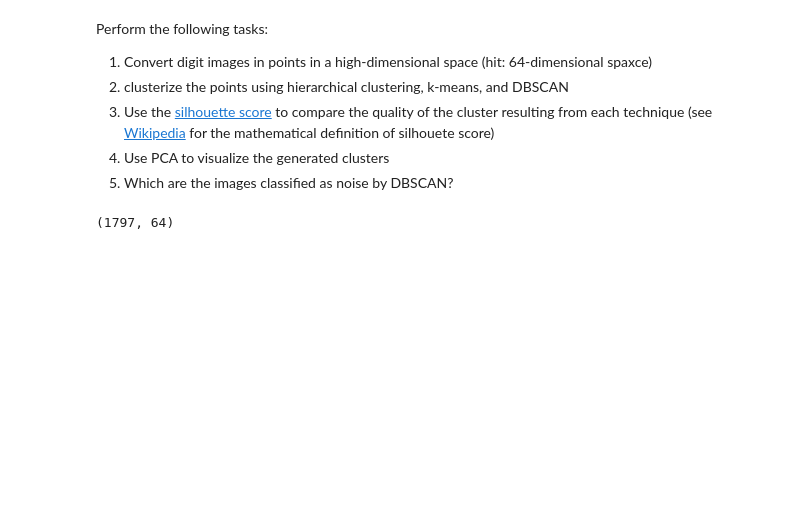
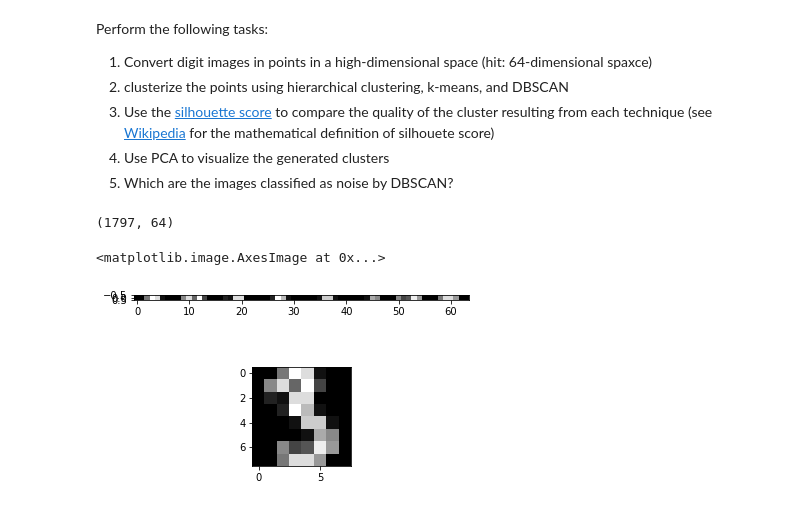
Before and after one commit to lgnonato/Machine_Learning_with_Python, a Jupyter notebook: Cluster/pynb/Machine_Learning_4_DS-Clustering.ipynb, the cells around one changed output. Drawn from its saved outputs; the diff is of its cells as text; code cells hidden in the pictures; blank space fills up the shorter version.

```diff
--- a/Cluster/pynb/Machine_Learning_4_DS-Clustering.ipynb
+++ b/Cluster/pynb/Machine_Learning_4_DS-Clustering.ipynb
@@ -111,12 +111,19 @@ Perform the following tasks:
 # %%
 # Embeding images in a 64-dimensional space
 
 point_images = np.zeros((digits.images.shape[0],64))
 for i in range(digits.images.shape[0]):
     point_images[i,:] = digits.images[i].ravel()
 print(point_images.shape)
+
+plt.subplot(2,1,1)
+plt.imshow(point_images[3].reshape(1,64), cmap='gray')
+plt.subplot(2,1,2)
+plt.imshow(digits.images[3], cmap='gray')
 # %% [output]
 (1797, 64)
+<matplotlib.image.AxesImage at 0x...>
+[figure, added]
 # %%
 # computing PCA
 
```
Also changed, not shown: parts of 4 cells of this notebook, 4 other files.
